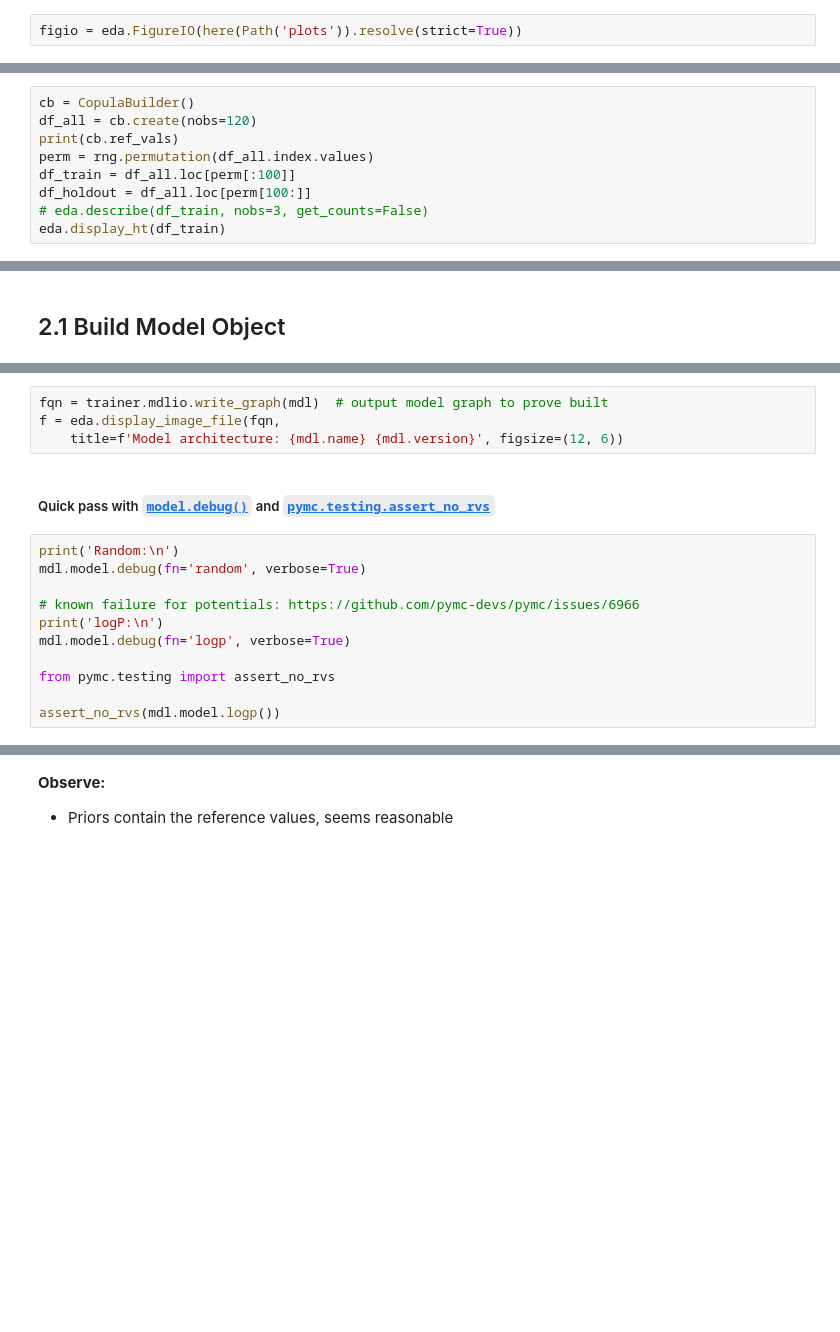
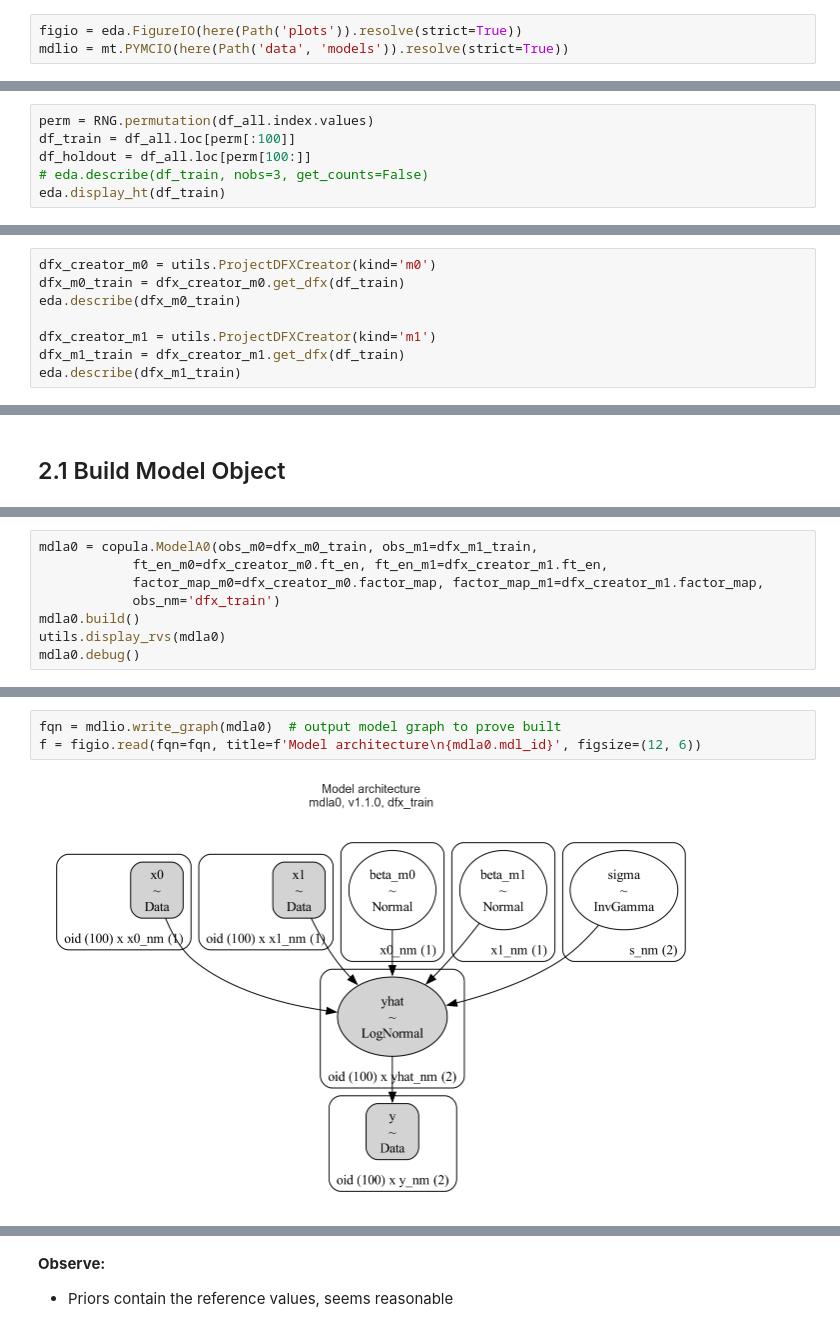
Before and after one commit to oreum-industries/oreum_copula, a Jupyter notebook: notebooks/001_MRE_ModelA0.ipynb, the cells around one changed output, grey strips where cells are left out. Cells and saved outputs as stored; diff of their text form; blank space fills up the shorter version.

Commit message:
+ WIP overhaul NB001 to latest workflow practices + added utils

```diff
--- a/notebooks/001_MRE_ModelA0.ipynb
+++ b/notebooks/001_MRE_ModelA0.ipynb
@@ -94,6 +85,7 @@ rng = np.random.default_rng(seed=RSD)
 ## Data Connections and Helper Objects
 # %%
 figio = eda.FigureIO(here(Path('plots')).resolve(strict=True))
+mdlio = mt.PYMCIO(here(Path('data', 'models')).resolve(strict=True))
 # %% [markdown]
 ---
 
@@ -105,8 +104,5 @@ See `000_MRE_EDA.ipynb` for details
 # %%
-cb = CopulaBuilder()
-df_all = cb.create(nobs=120)
-print(cb.ref_vals)
-perm = rng.permutation(df_all.index.values)
+perm = RNG.permutation(df_all.index.values)
 df_train = df_all.loc[perm[:100]]
 df_holdout = df_all.loc[perm[100:]]
 # eda.describe(df_train, nobs=3, get_counts=False)
@@ -207,0 +184,8 @@ mt.sanity_check_lognorm(cb.ref_vals['m0_params']['mu'],
+# %%
+dfx_creator_m0 = utils.ProjectDFXCreator(kind='m0')
+dfx_m0_train = dfx_creator_m0.get_dfx(df_train)
+eda.describe(dfx_m0_train)
+
+dfx_creator_m1 = utils.ProjectDFXCreator(kind='m1')
+dfx_m1_train = dfx_creator_m1.get_dfx(df_train)
+eda.describe(dfx_m1_train)
@@ -215,0 +230,8 @@ _ = [display(Markdown(s)) for s in mt.print_rvs(mdl)]
+# %%
+mdla0 = copula.ModelA0(obs_m0=dfx_m0_train, obs_m1=dfx_m1_train,
+            ft_en_m0=dfx_creator_m0.ft_en, ft_en_m1=dfx_creator_m1.ft_en,
+            factor_map_m0=dfx_creator_m0.factor_map, factor_map_m1=dfx_creator_m1.factor_map,
+            obs_nm='dfx_train')
+mdla0.build()
+utils.display_rvs(mdla0)
+mdla0.debug()
@@ -216,18 +249,6 @@ _ = [display(Markdown(s)) for s in mt.print_rvs(mdl)]
 # %%
-fqn = trainer.mdlio.write_graph(mdl)  # output model graph to prove built
-f = eda.display_image_file(fqn,
-    title=f'Model architecture: {mdl.name} {mdl.version}', figsize=(12, 6))
+fqn = mdlio.write_graph(mdla0)  # output model graph to prove built
+f = figio.read(fqn=fqn, title=f'Model architecture\n{mdla0.mdl_id}', figsize=(12, 6))
+# %% [output]
+[figure, added]
-# %% [markdown]
-##### Quick pass with [`model.debug()`](https://github.com/pymc-devs/pymc/blob/5f29b255127088abc552079fd03c40eb19d83bdd/pymc/model/core.py#L1739) and [`pymc.testing.assert_no_rvs`](https://github.com/pymc-devs/pymc/blob/c3f93bad3db7c34c12e4c51e1e7fb88f62c97020/pymc/testing.py#L952)
-# %%
-print('Random:\n')
-mdl.model.debug(fn='random', verbose=True)
-
-# known failure for potentials: https://github.com/pymc-devs/pymc/issues/6966
-print('logP:\n')
-mdl.model.debug(fn='logp', verbose=True)
-
-from pymc.testing import assert_no_rvs
-
-assert_no_rvs(mdl.model.logp())
 # %% [markdown]
```
Also changed, not shown: parts of 121 cells of this notebook, 7 other files.
